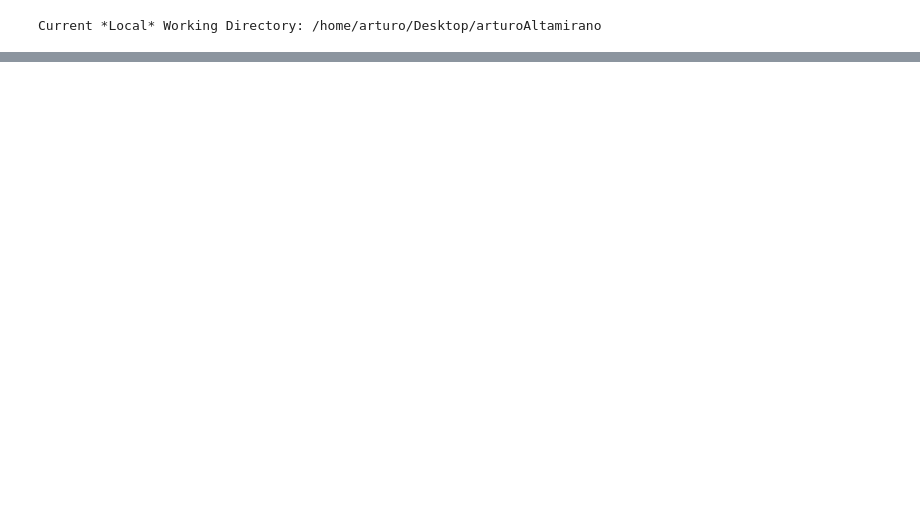
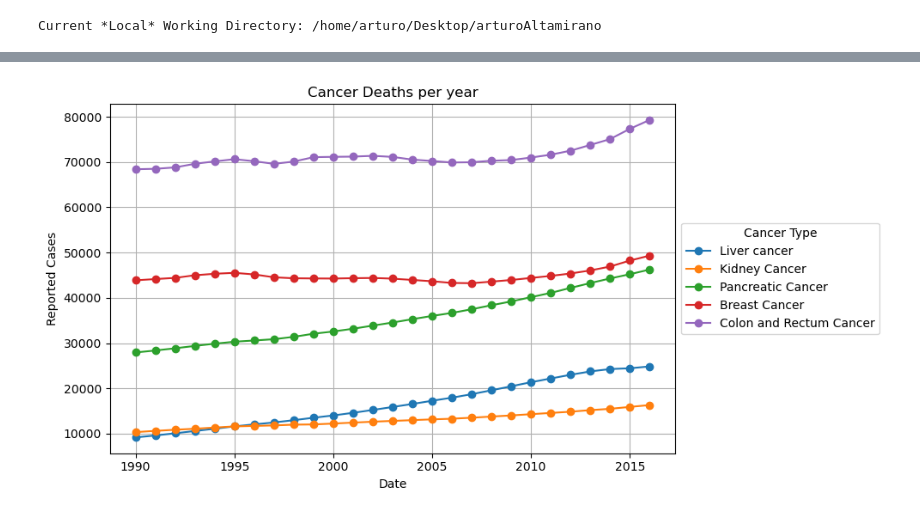
Before and after one commit to arturoAltamirano/arturoAltamirano, a Jupyter notebook: polutionLouisiana.ipynb, the cells around one changed output, grey strips where cells are left out. Saved outputs shown, nothing was run; the diff lists cells and outputs as text; code cells hidden in the pictures; blank space fills up the shorter version.

```diff
--- a/polutionLouisiana.ipynb
+++ b/polutionLouisiana.ipynb
@@ -844,0 +63,18 @@ See the caveats in the documentation: https://pandas.pydata.org/pandas-docs/stab
+# %%
+plt.figure(figsize=(10, 5))
+plt.plot(usa_df['Year'], usa_df['Liver cancer'], marker='o', label='Liver cancer')
+plt.plot(usa_df['Year'], usa_df['Kidney cancer'], marker='o', label = 'Kidney Cancer')
+plt.plot(usa_df['Year'], usa_df['Pancreatic cancer'], marker='o', label = 'Pancreatic Cancer')
+plt.plot(usa_df['Year'], usa_df['Breast cancer'], marker='o', label = 'Breast Cancer')
+plt.plot(usa_df['Year'], usa_df['Colon and rectum cancer'], marker='o', label = 'Colon and Rectum Cancer')
+
+plt.title('Cancer Deaths per year')
+plt.xlabel('Date')
+plt.ylabel('Reported Cases')
+
+plt.legend(loc='center left', bbox_to_anchor=(1.0, 0.5), title='Cancer Type')
+plt.grid(True)
+plt.tight_layout()
+plt.show()
+# %% [output]
+[figure, added]
```
Also changed, not shown: parts of 72 cells of this notebook, 2 other files.
